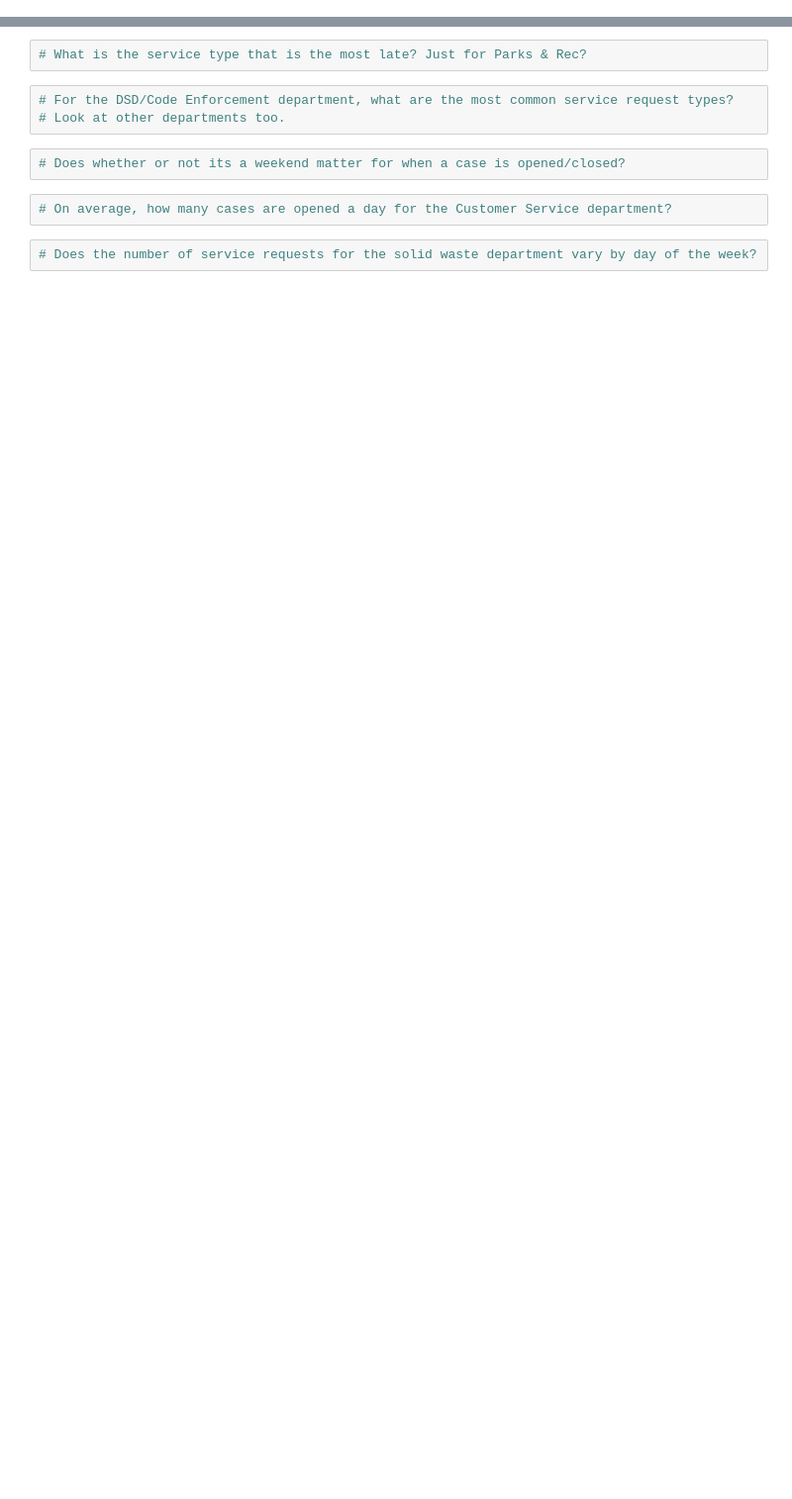
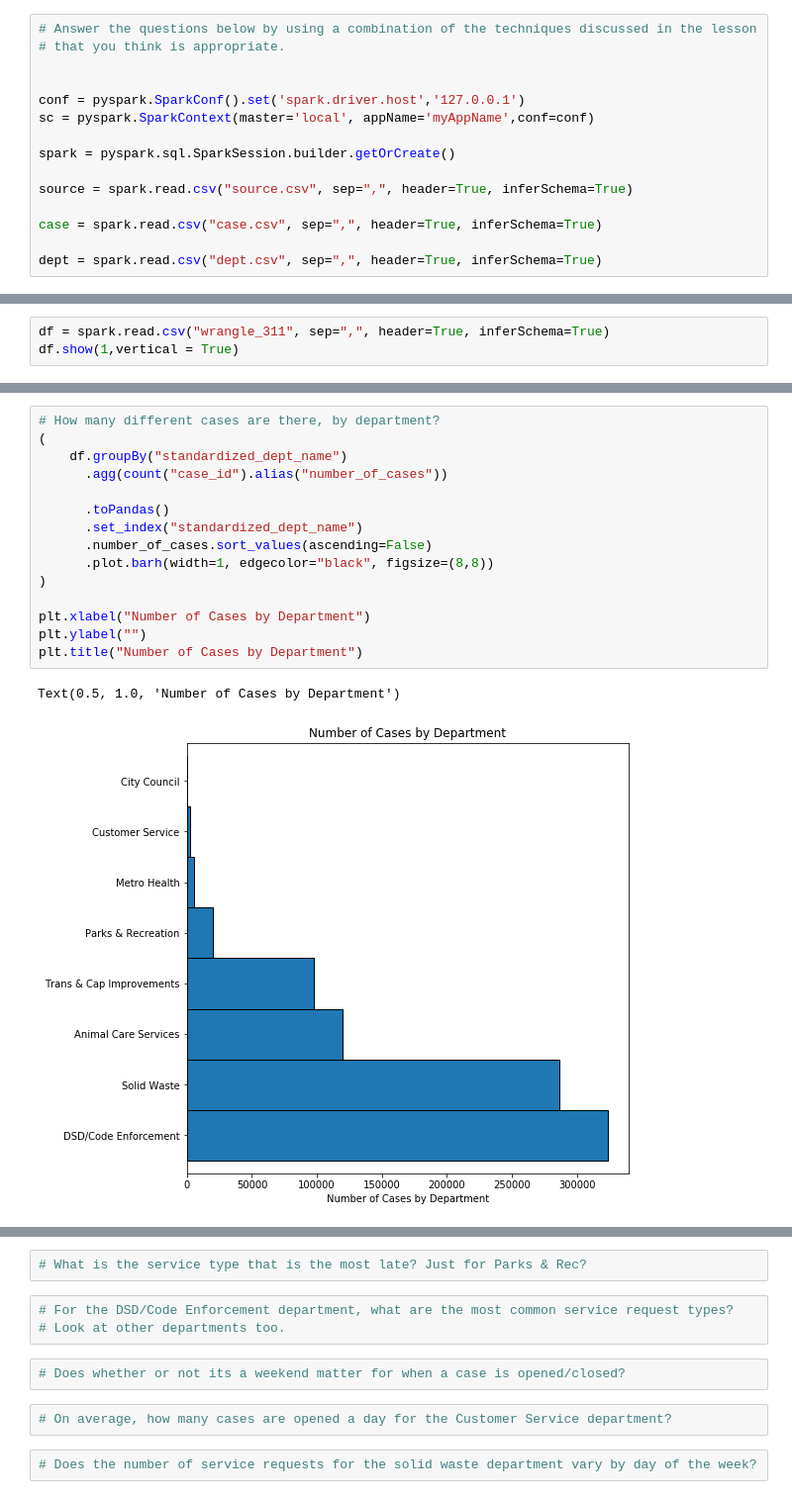
Before and after one commit to Johndsalas/coding_practice, a Jupyter notebook: sparky_exploration.ipynb, the cells around one changed output, grey strips where cells are left out. Shown: that part at 99% size. Drawn from its saved outputs; the diff is of its cells as text; blank space fills up the shorter version.

```diff
--- a/sparky_exploration.ipynb
+++ b/sparky_exploration.ipynb
@@ -9,0 +17,15 @@
+# %%
+# Answer the questions below by using a combination of the techniques discussed in the lesson
+# that you think is appropriate.
+
+
+conf = pyspark.SparkConf().set('spark.driver.host','127.0.0.1')
+sc = pyspark.SparkContext(master='local', appName='myAppName',conf=conf)
+
+spark = pyspark.sql.SparkSession.builder.getOrCreate()
+
+source = spark.read.csv("source.csv", sep=",", header=True, inferSchema=True)
+
+case = spark.read.csv("case.csv", sep=",", header=True, inferSchema=True)
+
+dept = spark.read.csv("dept.csv", sep=",", header=True, inferSchema=True)
@@ -9,0 +64,3 @@
+# %%
+df = spark.read.csv("wrangle_311", sep=",", header=True, inferSchema=True)
+df.show(1,vertical = True)
@@ -9,0 +87,18 @@
+# %%
+# How many different cases are there, by department?
+(
+    df.groupBy("standardized_dept_name")
+      .agg(count("case_id").alias("number_of_cases"))
+
+      .toPandas()
+      .set_index("standardized_dept_name")
+      .number_of_cases.sort_values(ascending=False)
+      .plot.barh(width=1, edgecolor="black", figsize=(8,8))
+)
+
+plt.xlabel("Number of Cases by Department")
+plt.ylabel("")
+plt.title("Number of Cases by Department")
+# %% [output]
+Text(0.5, 1.0, 'Number of Cases by Department')
+[figure, added]
```
Also changed, not shown: parts of 10 cells of this notebook, 2 other files.
